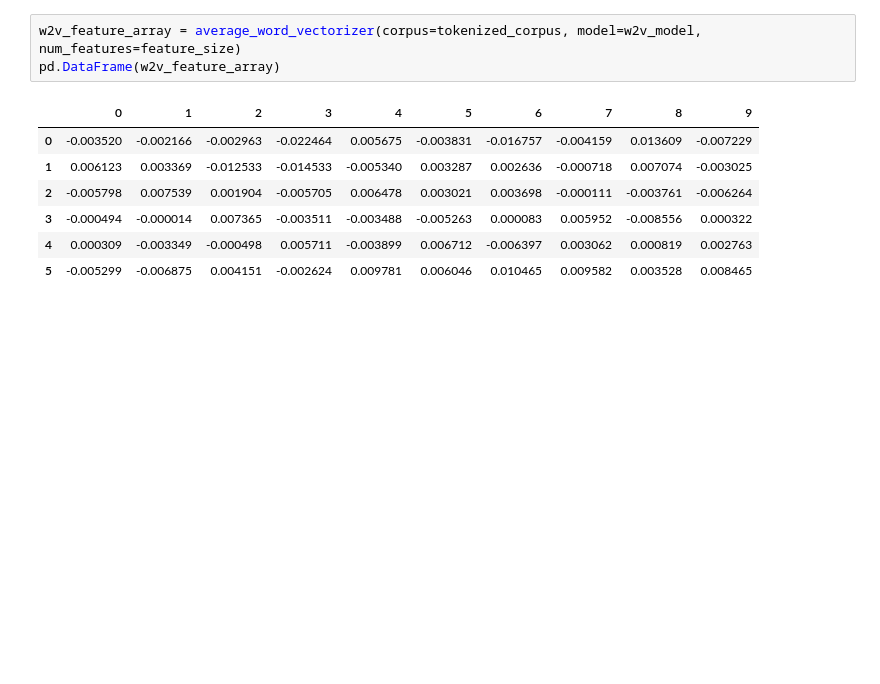
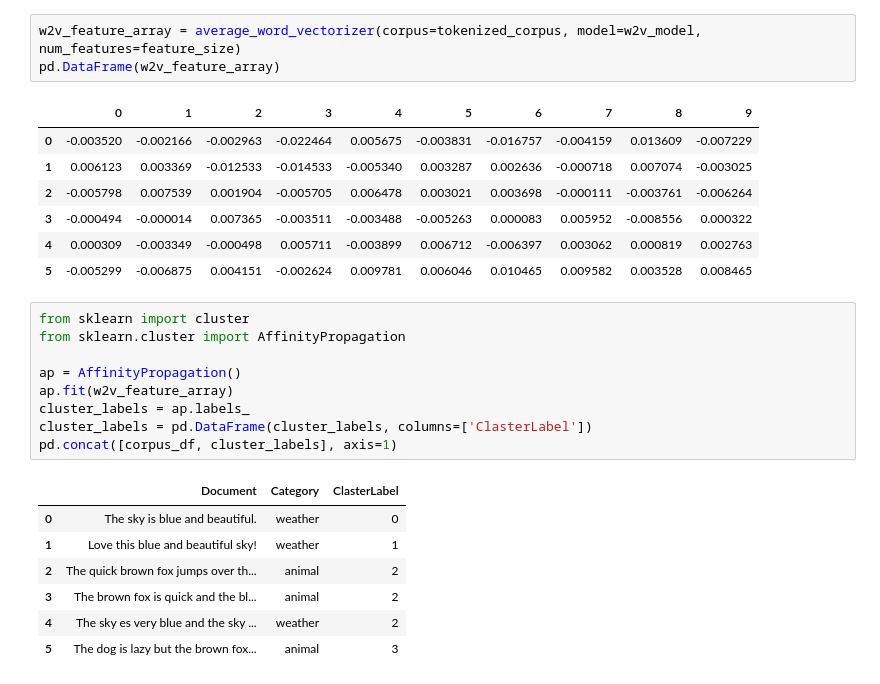
Before and after one commit to EAsencios/DEEP-LEARING, a Jupyter notebook: fi_on_text_data.ipynb, the cells around one changed output. Saved outputs shown, nothing was run; the diff lists cells and outputs as text; blank space fills up the shorter version.

```diff
--- a/fi_on_text_data.ipynb
+++ b/fi_on_text_data.ipynb
@@ -230,3 +230,20 @@ pd.DataFrame(w2v_feature_array)
 | 3 | -0.000494 | -0.000014 | 0.007365 | -0.003511 | -0.003488 | -0.005263 | 0.000083 | 0.005952 | -0.008556 | 0.000322 |
 | 4 | 0.000309 | -0.003349 | -0.000498 | 0.005711 | -0.003899 | 0.006712 | -0.006397 | 0.003062 | 0.000819 | 0.002763 |
 | 5 | -0.005299 | -0.006875 | 0.004151 | -0.002624 | 0.009781 | 0.006046 | 0.010465 | 0.009582 | 0.003528 | 0.008465 |
+# %%
+from sklearn import cluster
+from sklearn.cluster import AffinityPropagation
+
+ap = AffinityPropagation()
+ap.fit(w2v_feature_array)
+cluster_labels = ap.labels_
+cluster_labels = pd.DataFrame(cluster_labels, columns=['ClasterLabel'])
+pd.concat([corpus_df, cluster_labels], axis=1)
+# %% [output]
+|  | Document | Category | ClasterLabel |
+| 0 | The sky is blue and beautiful. | weather | 0 |
+| 1 | Love this blue and beautiful sky! | weather | 1 |
+| 2 | The quick brown fox jumps over th... | animal | 2 |
+| 3 | The brown fox is quick and the bl... | animal | 2 |
+| 4 | The sky es very blue and the sky ... | weather | 2 |
+| 5 | The dog is lazy but the brown fox... | animal | 3 |
```
Also changed, not shown: parts of 1 cell of this notebook.
